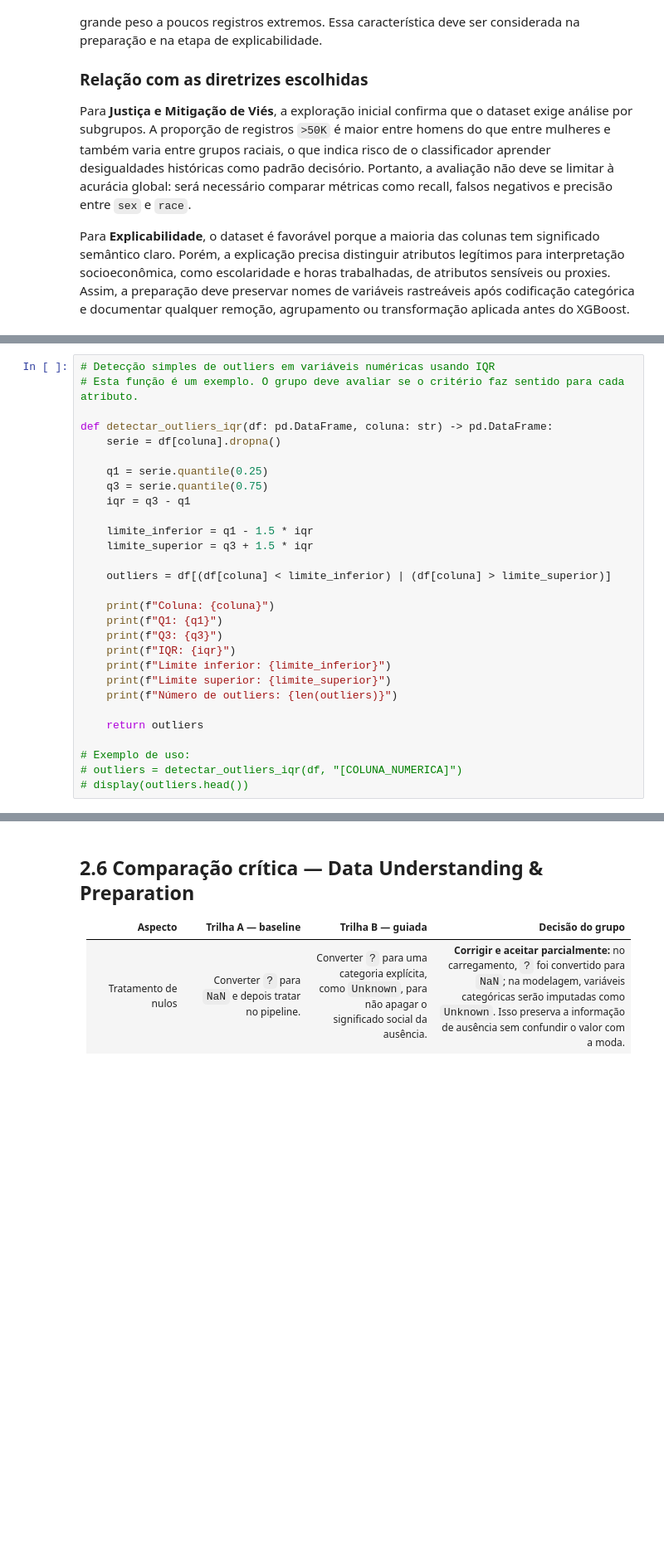
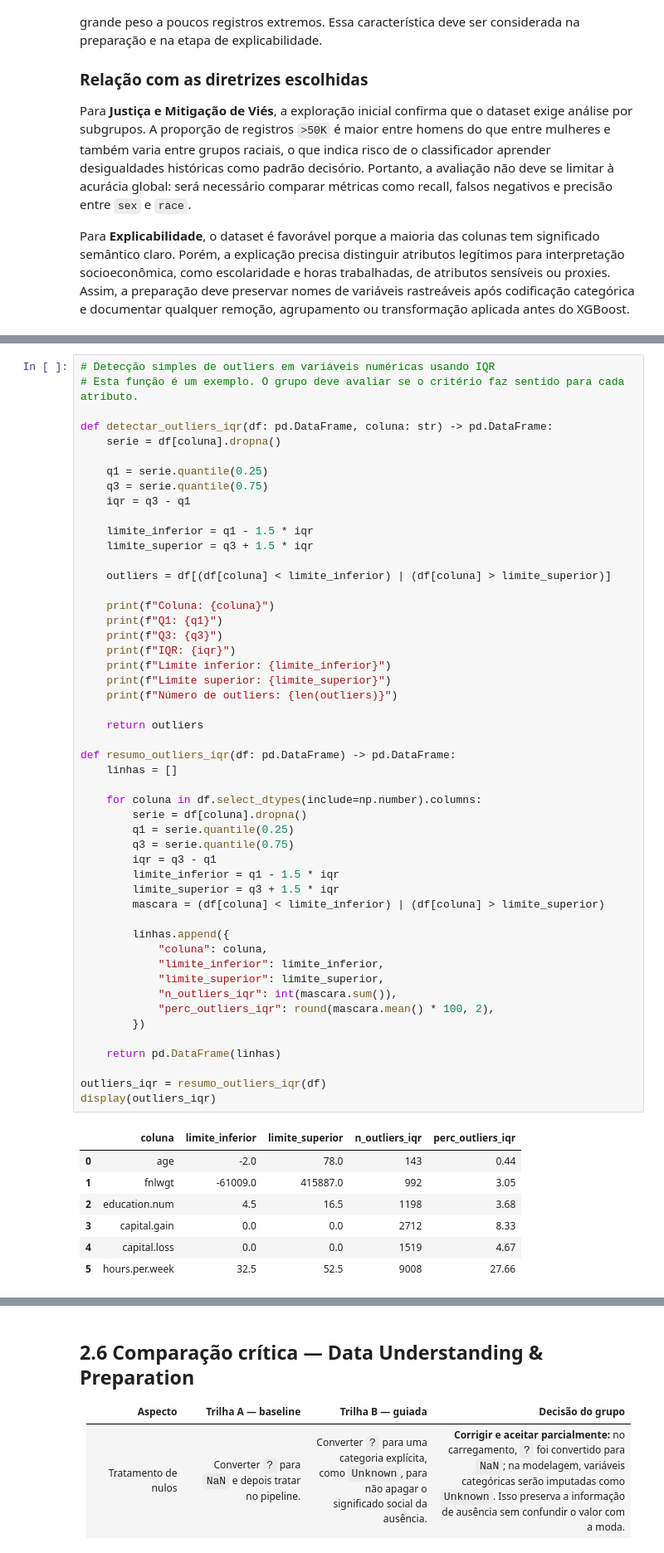
Before and after one commit to Doctor-Math/TPs-Mineracao-de-Dados, a Jupyter notebook: notebooks/tp3/TP3_Fase2_Grupo6.ipynb, the cells around one changed output, grey strips where cells are left out. Shown at 83% size. Drawn from its saved outputs; the diff is of its cells as text; blank space fills up the shorter version.

```diff
--- a/notebooks/tp3/TP3_Fase2_Grupo6.ipynb
+++ b/notebooks/tp3/TP3_Fase2_Grupo6.ipynb
@@ -540,32 +627,61 @@ A interpretação deve evitar apenas descrever o óbvio. Procure responder:
 # %%
 # Detecção simples de outliers em variáveis numéricas usando IQR
 # Esta função é um exemplo. O grupo deve avaliar se o critério faz sentido para cada atributo.
 
 def detectar_outliers_iqr(df: pd.DataFrame, coluna: str) -> pd.DataFrame:
     serie = df[coluna].dropna()
 
     q1 = serie.quantile(0.25)
     q3 = serie.quantile(0.75)
     iqr = q3 - q1
 
     limite_inferior = q1 - 1.5 * iqr
     limite_superior = q3 + 1.5 * iqr
 
     outliers = df[(df[coluna] < limite_inferior) | (df[coluna] > limite_superior)]
 
     print(f"Coluna: {coluna}")
     print(f"Q1: {q1}")
     print(f"Q3: {q3}")
     print(f"IQR: {iqr}")
     print(f"Limite inferior: {limite_inferior}")
     print(f"Limite superior: {limite_superior}")
     print(f"Número de outliers: {len(outliers)}")
 
     return outliers
 
-# Exemplo de uso:
-# outliers = detectar_outliers_iqr(df, "[COLUNA_NUMERICA]")
-# display(outliers.head())
+def resumo_outliers_iqr(df: pd.DataFrame) -> pd.DataFrame:
+    linhas = []
+
+    for coluna in df.select_dtypes(include=np.number).columns:
+        serie = df[coluna].dropna()
+        q1 = serie.quantile(0.25)
+        q3 = serie.quantile(0.75)
+        iqr = q3 - q1
+        limite_inferior = q1 - 1.5 * iqr
+        limite_superior = q3 + 1.5 * iqr
+        mascara = (df[coluna] < limite_inferior) | (df[coluna] > limite_superior)
+
+        linhas.append({
+            "coluna": coluna,
+            "limite_inferior": limite_inferior,
+            "limite_superior": limite_superior,
+            "n_outliers_iqr": int(mascara.sum()),
+            "perc_outliers_iqr": round(mascara.mean() * 100, 2),
+        })
+
+    return pd.DataFrame(linhas)
+
+outliers_iqr = resumo_outliers_iqr(df)
+display(outliers_iqr)
+# %% [output]
+|  | coluna | limite_inferior | limite_superior | n_outliers_iqr | perc_outliers_iqr |
+| 0 | age | -2.0 | 78.0 | 143 | 0.44 |
+| 1 | fnlwgt | -61009.0 | 415887.0 | 992 | 3.05 |
+| 2 | education.num | 4.5 | 16.5 | 1198 | 3.68 |
+| 3 | capital.gain | 0.0 | 0.0 | 2712 | 8.33 |
+| 4 | capital.loss | 0.0 | 0.0 | 1519 | 4.67 |
+| 5 | hours.per.week | 32.5 | 52.5 | 9008 | 27.66 |
 # %% [markdown]
 ## 2.3 Problemas de qualidade dos dados
 
```
Also changed, not shown: parts of 10 cells of this notebook.
